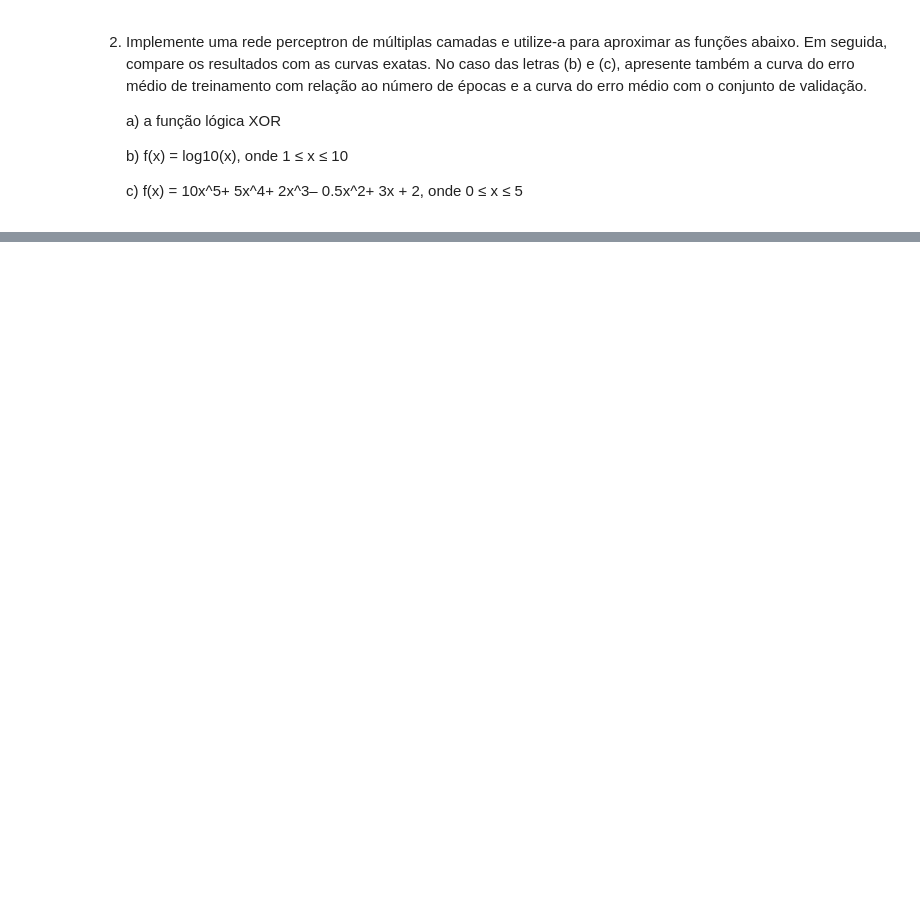
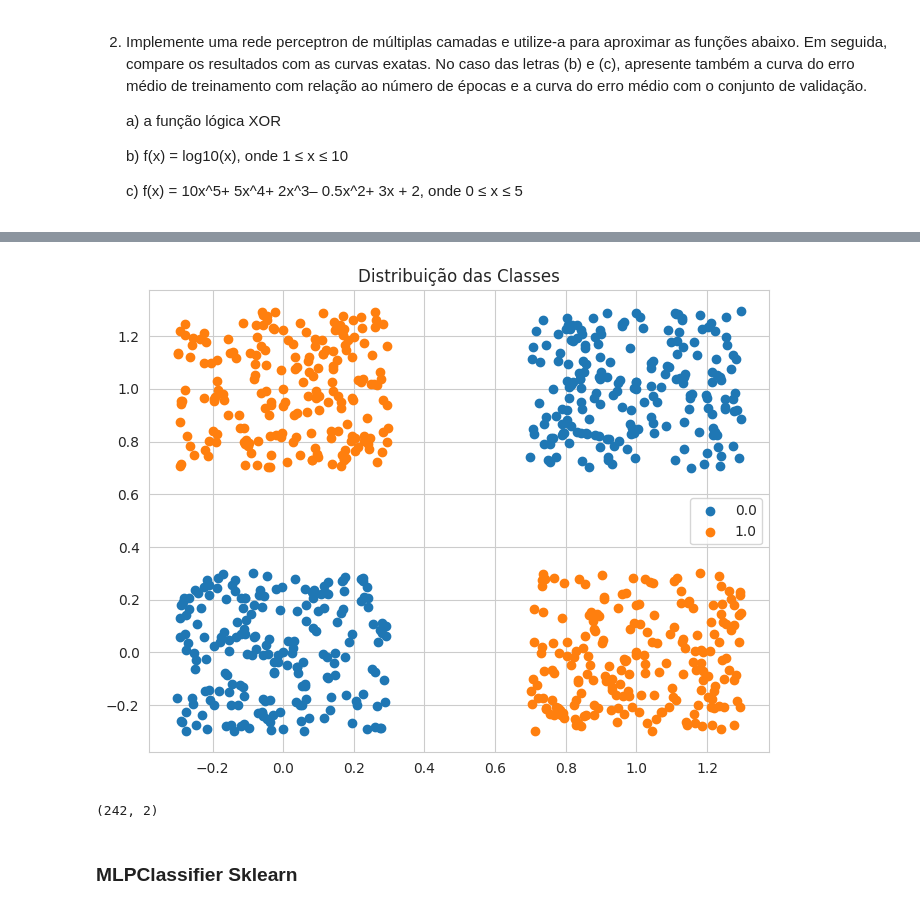
Before and after one commit to gregorylira/Deep-Learning-Mestrado, a Jupyter notebook: Atividade 1/main.ipynb, the cells around one changed output, grey strips where cells are left out. Drawn from its saved outputs; the diff is of its cells as text; code cells hidden in the pictures; blank space fills up the shorter version.

```diff
--- a/Atividade 1/main.ipynb
+++ b/Atividade 1/main.ipynb
@@ -259,2 +233,0 @@ B) f(x) = log10(x), onde 1 ≤ x ≤ 10
-# %%
-x,y = make_log10(100, 1, 10, noise=0, random_state=None)
@@ -550,0 +245,3 @@ X_test[0]
+# %%
+df = pd.DataFrame(dados_, columns=['One','Two','Class'])
+df
@@ -550,0 +259,22 @@ X_test[0]
+# %%
+def create_new_df_2(df, number_new_dados):
+    new_df = df.copy()
+    values = new_df[['One','Two']].values
+
+    for passo in range(number_new_dados):
+
+        ruido = np.array([np.random.uniform(-0.3,0.3) for i in range(8)]).reshape(4,2)
+
+        new_values = values + ruido
+
+        for i in range(len(new_values)):
+            if i == 2:
+                new_df.loc[len(new_df)] = [new_values[i][0],new_values[i][1],1]
+            elif i == 3:
+                new_df.loc[len(new_df)] = [new_values[i][0],new_values[i][1],0]
+            else:
+                new_df.loc[len(new_df)] = [new_values[i][0],new_values[i][1],i]
+
+    return new_df
+# %%
+new_df = create_new_df_2(df, 200)
@@ -550,0 +297,26 @@ X_test[0]
+# %%
+def plot2d(df):
+
+    classes = df['Class'].unique()
+
+    fig = plt.figure(figsize=(8,6))
+    ax = fig.add_subplot(111)
+
+    for classe in classes:
+        valores = df[df['Class'] == classe].values
+        x,y = valores[:,0] , valores[:,1]
+        ax.scatter(x,y, label=classe)
+
+    ax.set_title("Distribuição das Classes")
+    ax.legend(loc="best")
+
+plot2d(new_df)
+# %% [output]
+[figure, added]
+# %%
+X_train, X_test, y_train, y_test = train_test_split(new_df[['One','Two']].values, new_df['Class'], test_size=0.3)
+X_test.shape
+# %% [output]
+(242, 2)
+# %% [markdown]
+### MLPClassifier Sklearn
```
Also changed, not shown: parts of 152 cells of this notebook.
